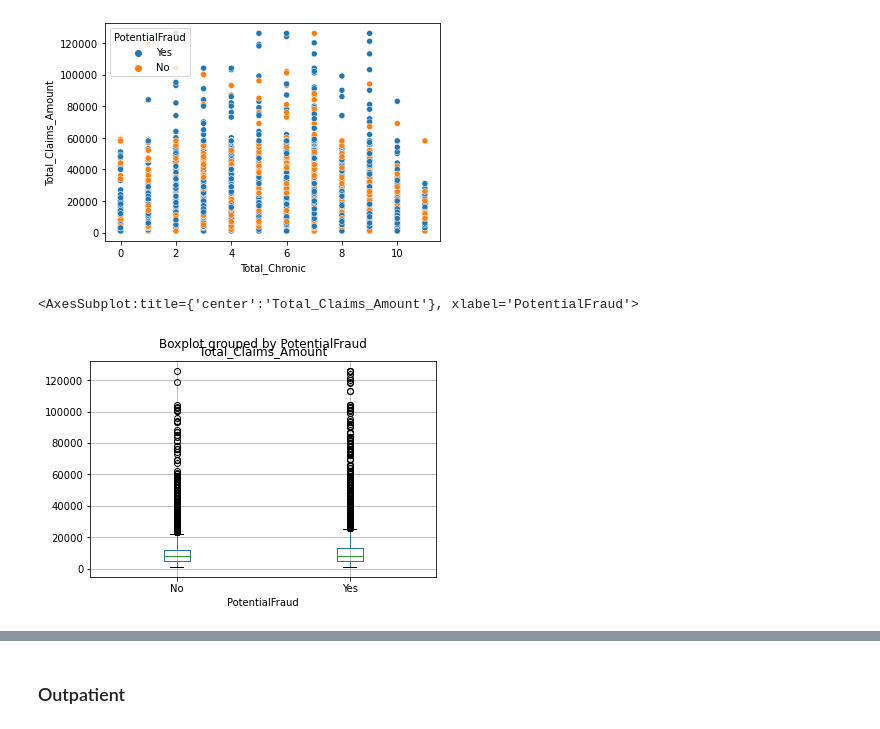
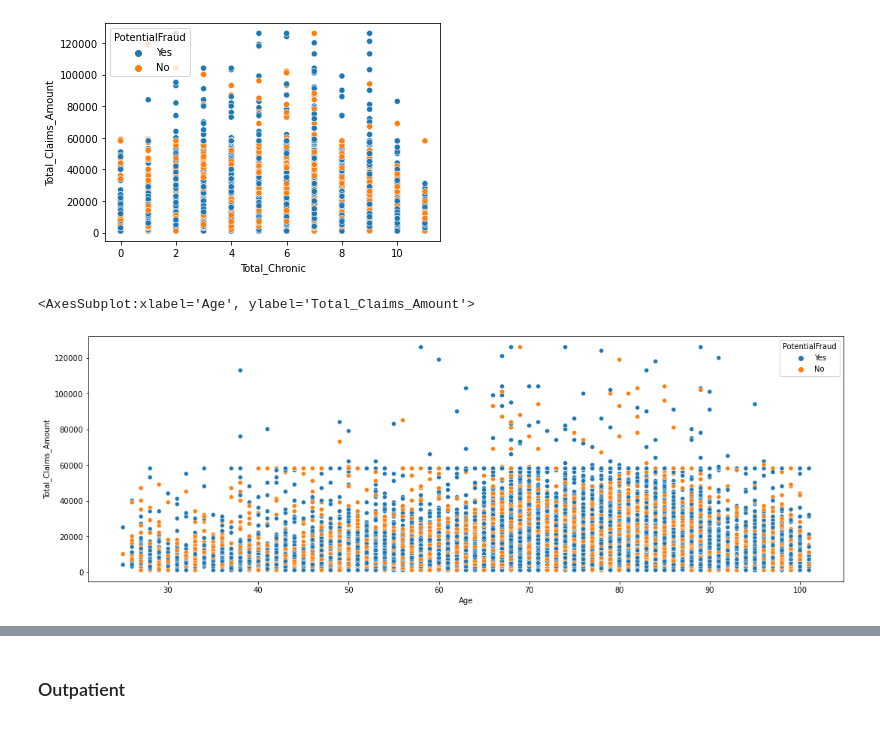
Before and after one commit to hedgekim/Healthcare-Fraud, a Jupyter notebook: Healthcare Fraud.ipynb, the cells around one changed output, grey strips where cells are left out. Drawn from its saved outputs; the diff is of its cells as text; code cells hidden in the pictures.

Commit message:
Update Healthcare Fraud.ipynb
Added total diagnosis and procedure claims by age

```diff
--- a/Healthcare Fraud.ipynb
+++ b/Healthcare Fraud.ipynb
@@ -247,8 +252,8 @@ sns.scatterplot('Total_Chronic', 'Total_Claims_Amount', data=inpatient, hue='Pot
 # %% [output]
 <AxesSubplot:xlabel='Total_Chronic', ylabel='Total_Claims_Amount'>
 [figure]
-# %%
-inpatient.boxplot(by='PotentialFraud', column=['Total_Claims_Amount'])
-# %% [output]
-<AxesSubplot:title={'center':'Total_Claims_Amount'}, xlabel='PotentialFraud'>
-[figure, removed]
+# %%
+sns.scatterplot('Age', 'Total_Claims_Amount', data=inpatient, hue='PotentialFraud')
+# %% [output]
+<AxesSubplot:xlabel='Age', ylabel='Total_Claims_Amount'>
+[figure, added]
```
Also changed, not shown: parts of 6 cells of this notebook.
